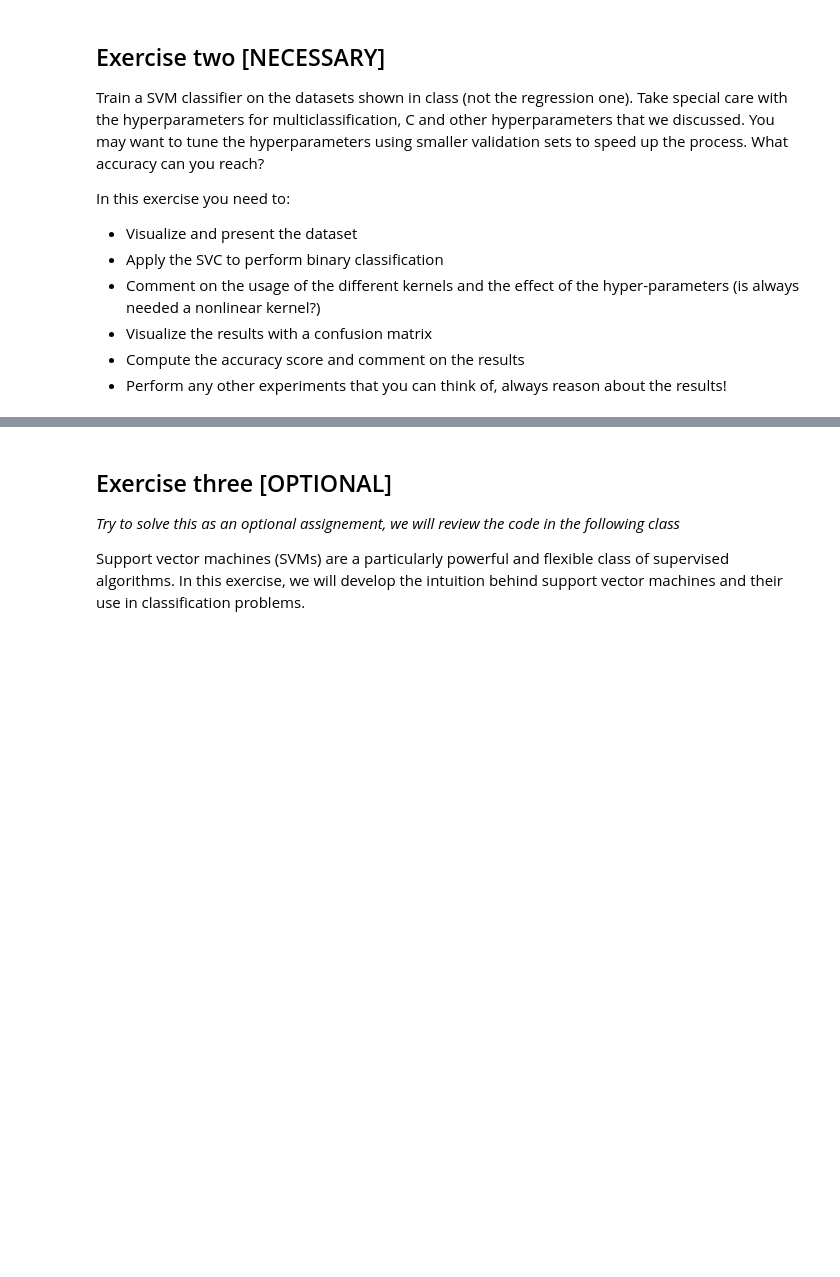
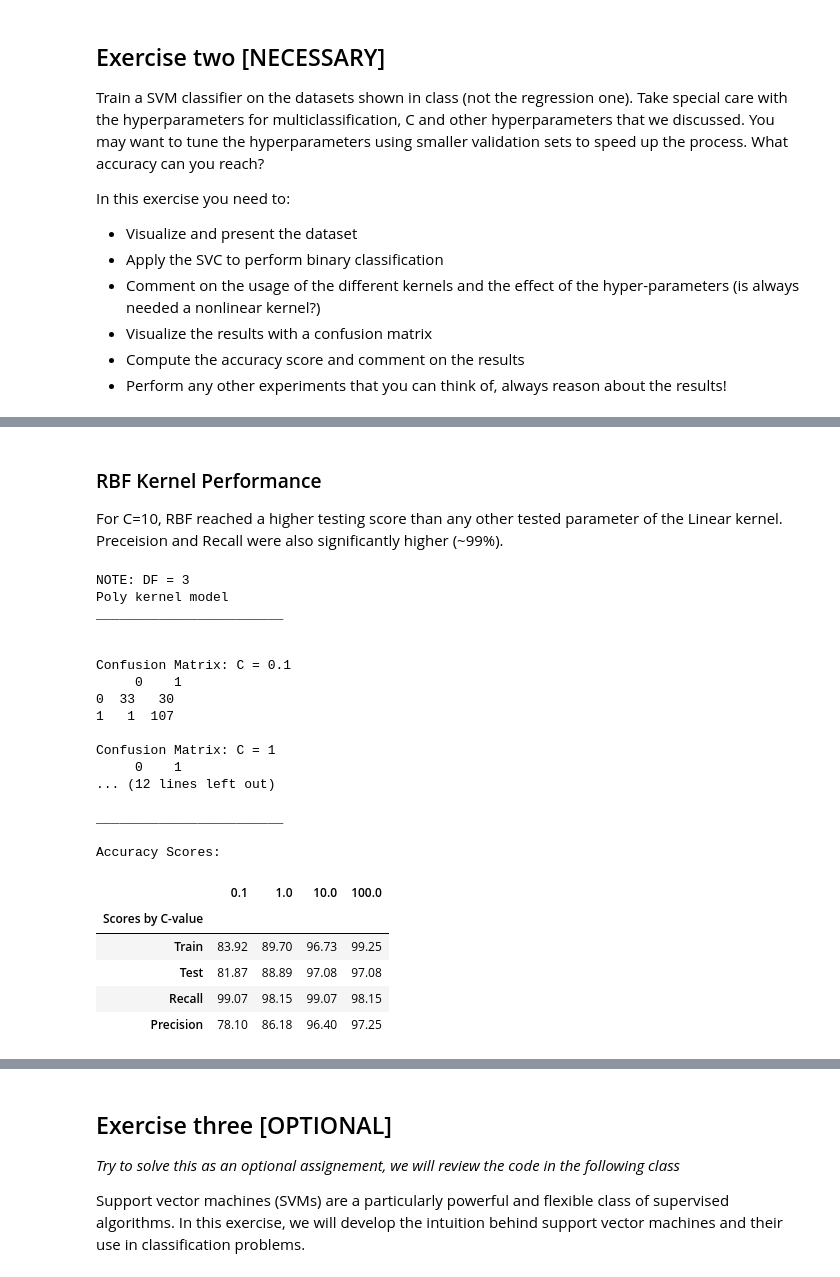
Before and after one commit to philipharman/bts-cda-2020, a Jupyter notebook: Session_5/Session_5_Classical_Data_Analysis_SVM_EXERCISES.ipynb, the cells around one changed output, grey strips where cells are left out. Saved outputs shown, nothing was run; the diff lists cells and outputs as text; code cells hidden in the pictures; blank space fills up the shorter version.

```diff
--- a/Session_5/Session_5_Classical_Data_Analysis_SVM_EXERCISES.ipynb
+++ b/Session_5/Session_5_Classical_Data_Analysis_SVM_EXERCISES.ipynb
@@ -32,0 +155,32 @@ In this exercise you need to:
+# %% [markdown]
+### RBF Kernel Performance
+For C=10, RBF reached a higher testing score than any other tested parameter of the Linear kernel. Preceision and Recall were also significantly higher (~99%).
+# %%
+# kernels = ['linear','rbf','poly','sigmoid']
+C_vals = [0.10, 1, 10, 100]
+print('NOTE: DF = 3')
+result_printout('poly', C_vals, 3)
+# %% [output]
+NOTE: DF = 3
+Poly kernel model
+________________________
+
+
+Confusion Matrix: C = 0.1
+     0    1
+0  33   30
+1   1  107
+
+Confusion Matrix: C = 1
+     0    1
+... (12 lines left out)
+
+________________________
+
+Accuracy Scores:
+|  | 0.1 | 1.0 | 10.0 | 100.0 |
+| Scores by C-value |  |  |  |  |
+| Train | 83.92 | 89.70 | 96.73 | 99.25 |
+| Test | 81.87 | 88.89 | 97.08 | 97.08 |
+| Recall | 99.07 | 98.15 | 99.07 | 98.15 |
+| Precision | 78.10 | 86.18 | 96.40 | 97.25 |
```
Also changed, not shown: parts of 13 cells of this notebook.
